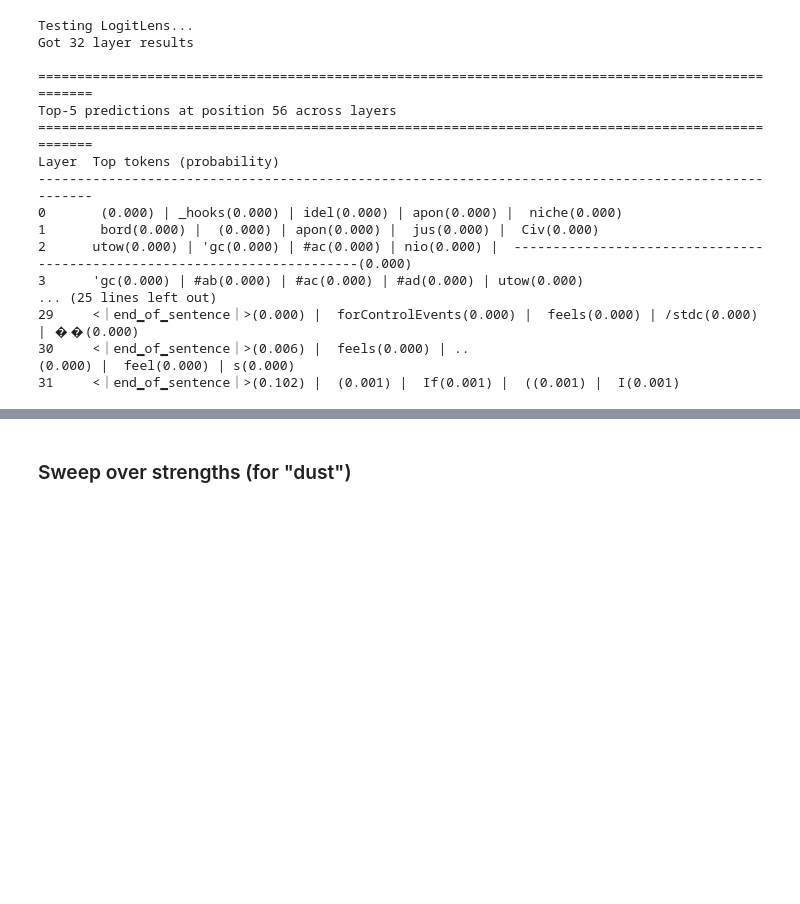
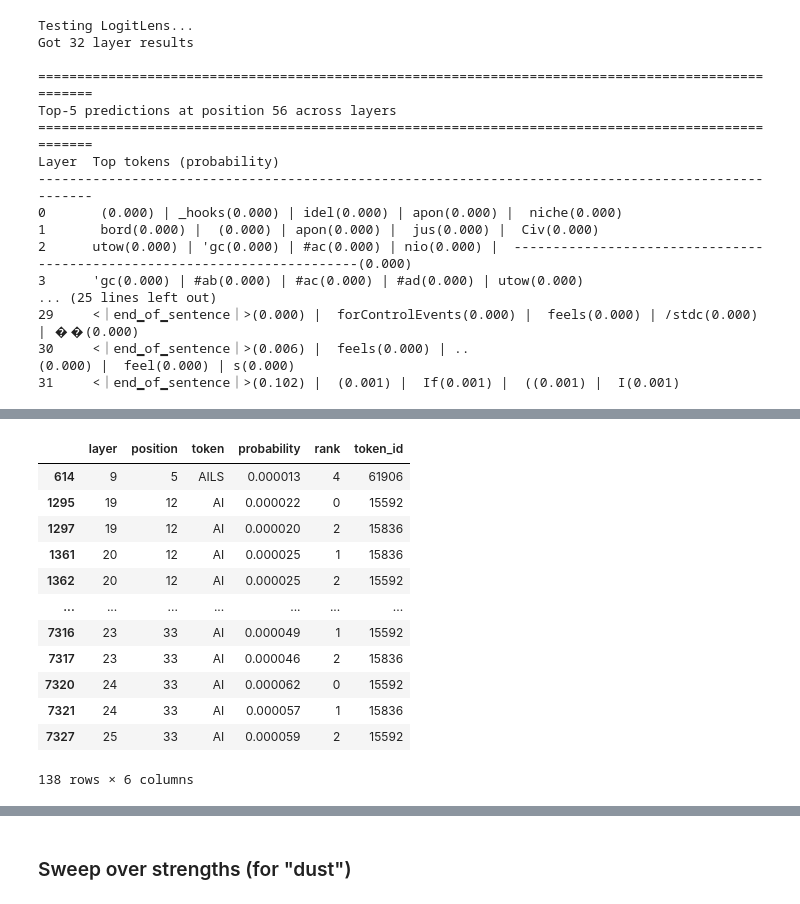
Before and after one commit to samj-ai/nntrospect, a Jupyter notebook: notebooks/introspection.ipynb, the cells around one changed output, grey strips where cells are left out. Cells and saved outputs as stored; diff of their text form; code cells hidden in the pictures; blank space fills up the shorter version.

```diff
--- a/notebooks/introspection.ipynb
+++ b/notebooks/introspection.ipynb
@@ -1113,0 +1048,17 @@ or angry; those feelings are normal in the face of loss.<｜end▁of▁sentence
+# %%
+# Find where 'grief' appears in top-5
+df[df['token'].str.contains('AI')]
+# %% [output]
+|  | layer | position | token | probability | rank | token_id |
+| 614 | 9 | 5 | AILS | 0.000013 | 4 | 61906 |
+| 1295 | 19 | 12 | AI | 0.000022 | 0 | 15592 |
+| 1297 | 19 | 12 | AI | 0.000020 | 2 | 15836 |
+| 1361 | 20 | 12 | AI | 0.000025 | 1 | 15836 |
+| 1362 | 20 | 12 | AI | 0.000025 | 2 | 15592 |
+| ... | ... | ... | ... | ... | ... | ... |
+| 7316 | 23 | 33 | AI | 0.000049 | 1 | 15592 |
+| 7317 | 23 | 33 | AI | 0.000046 | 2 | 15836 |
+| 7320 | 24 | 33 | AI | 0.000062 | 0 | 15592 |
+| 7321 | 24 | 33 | AI | 0.000057 | 1 | 15836 |
+| 7327 | 25 | 33 | AI | 0.000059 | 2 | 15592 |
+138 rows × 6 columns
```
Also changed, not shown: parts of 45 cells of this notebook.
